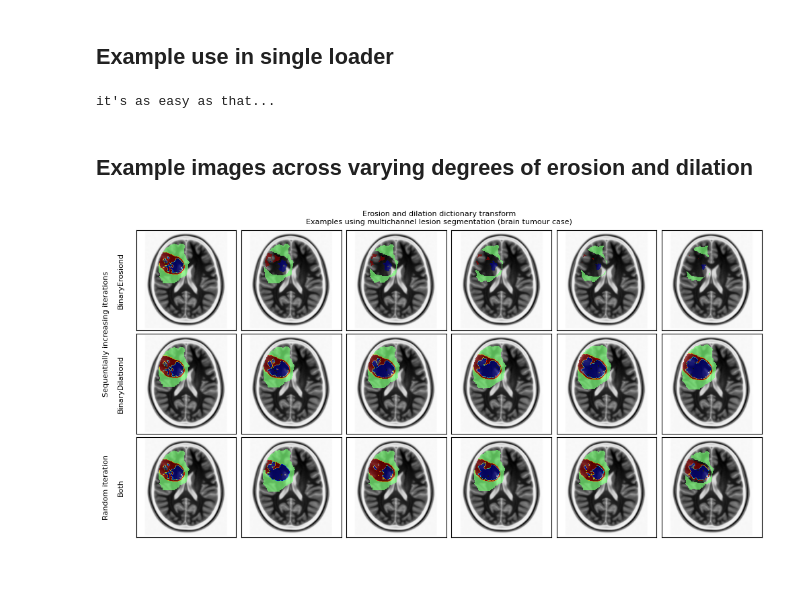
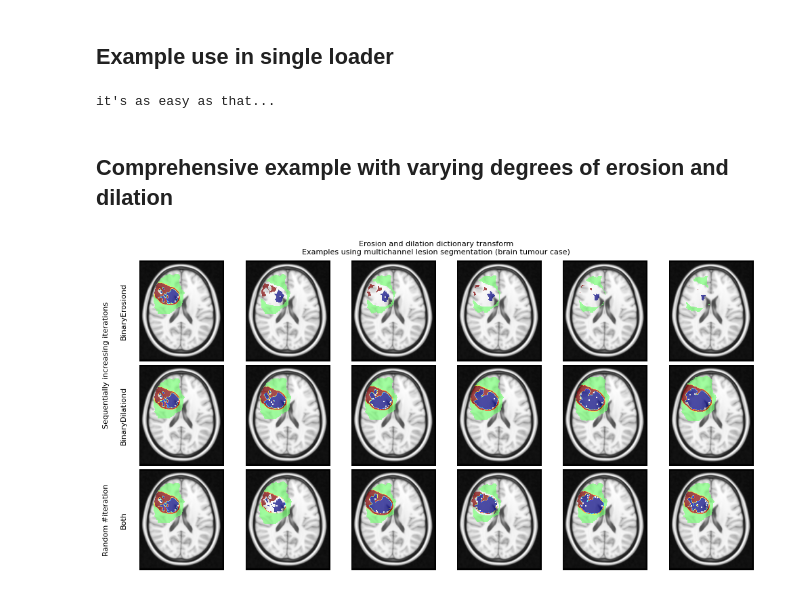
Before and after one commit to jamesruffle/multichannel_erosion_dilation, a Jupyter notebook: example_use.ipynb, the cells around one changed output. Saved outputs shown, nothing was run; the diff lists cells and outputs as text; code cells hidden in the pictures.

```diff
--- a/example_use.ipynb
+++ b/example_use.ipynb
@@ -31,8 +33,8 @@ z=91 #cut point for plotting
 
 template = nib.load('sample_data/MNI152_T1_1mm.nii.gz')
 template = scipy.ndimage.rotate(np.asanyarray(template.dataobj),angle=90)
-# %% [markdown]
-## Example use in single loader
+# %% [markdown]
+## Example use in single loader
 # %%
 transforms = [monai_trans.LoadImaged(keys=imaging_keys,dtype=np.float32)]
 
@@ -49,8 +51,8 @@ for batch in loader:
     print("it's as easy as that...")
 # %% [output]
 it's as easy as that...
-# %% [markdown]
-## Example images across varying degrees of erosion and dilation
+# %% [markdown]
+## Comprehensive example with varying degrees of erosion and dilation
 # %%
 versions = 3
 iter_range=6
@@ -64,7 +66,7 @@ for iteration in range(iter_range):
     if iteration==0:
         transforms += [BinaryErosiond(keys=imaging_keys,vary_across_channels=False,prob=0,random_iteration=False)]
     else:
-        transforms += [BinaryErosiond(keys=imaging_keys,vary_across_channels=False,prob=1,iteration=iteration,random_iteration=False,fill_holes=True)]
+        transforms += [BinaryErosiond(keys=imaging_keys,vary_across_channels=False,prob=1,iteration=iteration,random_iteration=False)]
     transforms = monai_trans.Compose(transforms)
 
     dataset = CacheDataset(data=files, transform=transforms)
@@ -75,10 +77,6 @@ for iteration in range(iter_range):
         enhancing_seg = batch['enhancing_seg'].to(device,non_blocking=True)
         nonenhancing_seg = batch['nonenhancing_seg'].to(device,non_blocking=True)
         oedema_seg = batch['oedema_seg'].to(device,non_blocking=True)
-
-#     heuristic where NET can only exist if there was no enhancing tumour or oedema
-#     nonenhancing_seg = nonenhancing_seg - enhancing_seg
-#     nonenhancing_seg = torch.where(nonenhancing_seg>0,nonenhancing_seg,0)
 
     #heuristic where ET can only exist if there was no nonenhancing tumour or oedema
     enhancing_seg = enhancing_seg - nonenhancing_seg
@@ -98,7 +96,7 @@ for iteration in range(iter_range):
     input_multichannel = scipy.ndimage.rotate(input_multichannel,angle=90)
     input_multichannel_masked = np.ma.masked_where(input_multichannel < 1, input_multichannel)
 
-    axes[version_counter,iteration].imshow(template[:,:,z],cmap='Greys')
+    axes[version_counter,iteration].imshow(template[:,:,z],cmap='Greys_r')
     axes[version_counter,iteration].imshow(input_multichannel_masked[:,:,z],alpha=0.7,vmin=1,vmax=3,cmap='jet',interpolation=None)
 
 version_counter+=1
@@ -108,7 +106,7 @@ for iteration in range(iter_range):
     if iteration==0:
         transforms += [BinaryDilationd(keys=imaging_keys,vary_across_channels=False,prob=0,random_iteration=False)]
     else:
-        transforms += [BinaryDilationd(keys=imaging_keys,vary_across_channels=False,prob=1,iteration=iteration,random_iteration=False,fill_holes=True)]
+        transforms += [BinaryDilationd(keys=imaging_keys,vary_across_channels=False,prob=1,iteration=iteration,random_iteration=False)]
     transforms = monai_trans.Compose(transforms)
 
     dataset = CacheDataset(data=files, transform=transforms)
@@ -119,10 +117,6 @@ for iteration in range(iter_range):
         enhancing_seg = batch['enhancing_seg'].to(device,non_blocking=True)
         nonenhancing_seg = batch['nonenhancing_seg'].to(device,non_blocking=True)
         oedema_seg = batch['oedema_seg'].to(device,non_blocking=True)
-
-    #heuristic where NET can only exist if there was no enhancing tumour or oedema
-#     nonenhancing_seg = nonenhancing_seg - enhancing_seg
-#     nonenhancing_seg = torch.where(nonenhancing_seg>0,nonenhancing_seg,0)
 
     #heuristic where ET can only exist if there was no nonenhancing tumour or oedema
     enhancing_seg = enhancing_seg - nonenhancing_seg
@@ -142,7 +136,7 @@ for iteration in range(iter_range):
     input_multichannel = scipy.ndimage.rotate(input_multichannel,angle=90)
     input_multichannel_masked = np.ma.masked_where(input_multichannel < 1, input_multichannel)
 
-    axes[version_counter,iteration].imshow(template[:,:,z],cmap='Greys')
+    axes[version_counter,iteration].imshow(template[:,:,z],cmap='Greys_r')
     axes[version_counter,iteration].imshow(input_multichannel_masked[:,:,z],alpha=0.7,vmin=1,vmax=3,cmap='jet',interpolation=None)
 
 
@@ -154,8 +148,8 @@ for iteration in range(iter_range):
         transforms += [BinaryDilationd(keys=imaging_keys,vary_across_channels=True,prob=0,random_iteration=True)]
         transforms += [BinaryErosiond(keys=imaging_keys,vary_across_channels=True,prob=0,random_iteration=True)]
     else:
-        transforms += [BinaryDilationd(keys=imaging_keys,vary_across_channels=True,prob=1,random_iteration=True,verbose=False,seed=np.random.randint(99),fill_holes=True)]
-        transforms += [BinaryErosiond(keys=imaging_keys,vary_across_channels=True,prob=1,random_iteration=True,seed=np.random.randint(99),fill_holes=True)]
+        transforms += [BinaryDilationd(keys=imaging_keys,vary_across_channels=True,prob=1,random_iteration=True,seed=np.random.randint(99))]
+        transforms += [BinaryErosiond(keys=imaging_keys,vary_across_channels=True,prob=1,random_iteration=True,seed=np.random.randint(99))]
     transforms = monai_trans.Compose(transforms)
 
     dataset = CacheDataset(data=files, transform=transforms)
@@ -165,10 +159,6 @@ for iteration in range(iter_range):
         enhancing_seg = batch['enhancing_seg'].to(device,non_blocking=True)
         nonenhancing_seg = batch['nonenhancing_seg'].to(device,non_blocking=True)
         oedema_seg = batch['oedema_seg'].to(device,non_blocking=True)
-
-    #heuristic where NET can only exist if there was no enhancing tumour or oedema
-#     nonenhancing_seg = nonenhancing_seg - enhancing_seg
-#     nonenhancing_seg = torch.where(nonenhancing_seg>0,nonenhancing_seg,0)
 
     #heuristic where ET can only exist if there was no nonenhancing tumour or oedema
     enhancing_seg = enhancing_seg - nonenhancing_seg
@@ -176,42 +166,39 @@ for iteration in range(iter_range):
 
     #heuristic where oedema can only exist if there was no enhancing or nonenhancing tumour
     oedema_seg = oedema_seg - enhancing_seg - nonenhancing_seg
     oedema_seg = torch.where(oedema_seg>0,oedema_seg,0)
 
     if len(torch.unique(oedema_seg+nonenhancing_seg+enhancing_seg)[1:])>3:
         raise Error('Co-existent lesion compartments, something has gone wrong...')
 
     input_multichannel = np.zeros(shape=oedema_seg.shape[1:])
     input_multichannel[enhancing_seg[0,:,:,:].cpu().numpy().nonzero()]=3 #enhancing tumour
     input_multichannel[nonenhancing_seg[0,:,:,:].cpu().numpy().nonzero()]=1 #nonenhancing tumour
     input_multichannel[oedema_seg[0,:,:,:].cpu().numpy().nonzero()]=2 #oedema
     input_multichannel = scipy.ndimage.rotate(input_multichannel,angle=90)
     input_multichannel_masked = np.ma.masked_where(input_multichannel < 1, input_multichannel)
 
-    axes[version_counter,iteration].imshow(template[:,:,z],cmap='Greys')
+    axes[version_counter,iteration].imshow(template[:,:,z],cmap='Greys_r')
     axes[version_counter,iteration].imshow(input_multichannel_masked[:,:,z],alpha=0.7,vmin=1,vmax=3,cmap='jet',interpolation=None)
-
 
 for row in axes:
     for col in row:
         col.set_box_aspect(1)
-
-        col.set_xticks([])
-        col.set_yticks([])
+        col.axis('off')
 
 plt.subplots_adjust(wspace=0.05)
 plt.subplots_adjust(hspace=-0.75)
 
-plt.text(-0.3,1,'Sequentially increasing iterations',rotation=90,transform=axes[1,0].transAxes,horizontalalignment='center',verticalalignment='center',fontsize=iter_range+2)
-plt.text(-0.3,0.5,'Random iteration',rotation=90,transform=axes[2,0].transAxes,horizontalalignment='center',verticalalignment='center',fontsize=iter_range+2)
+plt.text(-0.25,1,'Sequentially increasing iterations',rotation=90,transform=axes[1,0].transAxes,horizontalalignment='center',verticalalignment='center',fontsize=iter_range+2)
+plt.text(-0.25,0.5,'Random #iteration',rotation=90,transform=axes[2,0].transAxes,horizontalalignment='center',verticalalignment='center',fontsize=iter_range+2)
 
-plt.text(-0.15,0.5,'BinaryErosiond',rotation=90,transform=axes[0,0].transAxes,horizontalalignment='center',verticalalignment='center',fontsize=iter_range+2)
-plt.text(-0.15,0.5,'BinaryDilationd',rotation=90,transform=axes[1,0].transAxes,horizontalalignment='center',verticalalignment='center',fontsize=iter_range+2)
-plt.text(-0.15,0.5,'Both',rotation=90,transform=axes[2,0].transAxes,horizontalalignment='center',verticalalignment='center',fontsize=iter_range+2)
+plt.text(-0.075,0.5,'BinaryErosiond',rotation=90,transform=axes[0,0].transAxes,horizontalalignment='center',verticalalignment='center',fontsize=iter_range+2)
+plt.text(-0.075,0.5,'BinaryDilationd',rotation=90,transform=axes[1,0].transAxes,horizontalalignment='center',verticalalignment='center',fontsize=iter_range+2)
+plt.text(-0.075,0.5,'Both',rotation=90,transform=axes[2,0].transAxes,horizontalalignment='center',verticalalignment='center',fontsize=iter_range+2)
 
 st = plt.suptitle('Erosion and dilation dictionary transform\nExamples using multichannel lesion segmentation (brain tumour case)', fontsize=iter_range+2)
 st.set_y(0.71)
 
-plt.savefig("sample_image.png",dpi=600,bbox_inches='tight')
+plt.savefig("sample_data/sample_image.png",dpi=600,bbox_inches='tight')
 # %% [output]
-[figure, old version]
+[figure, new version]
```
Also changed, not shown: parts of 7 cells of this notebook, 4 other files.
